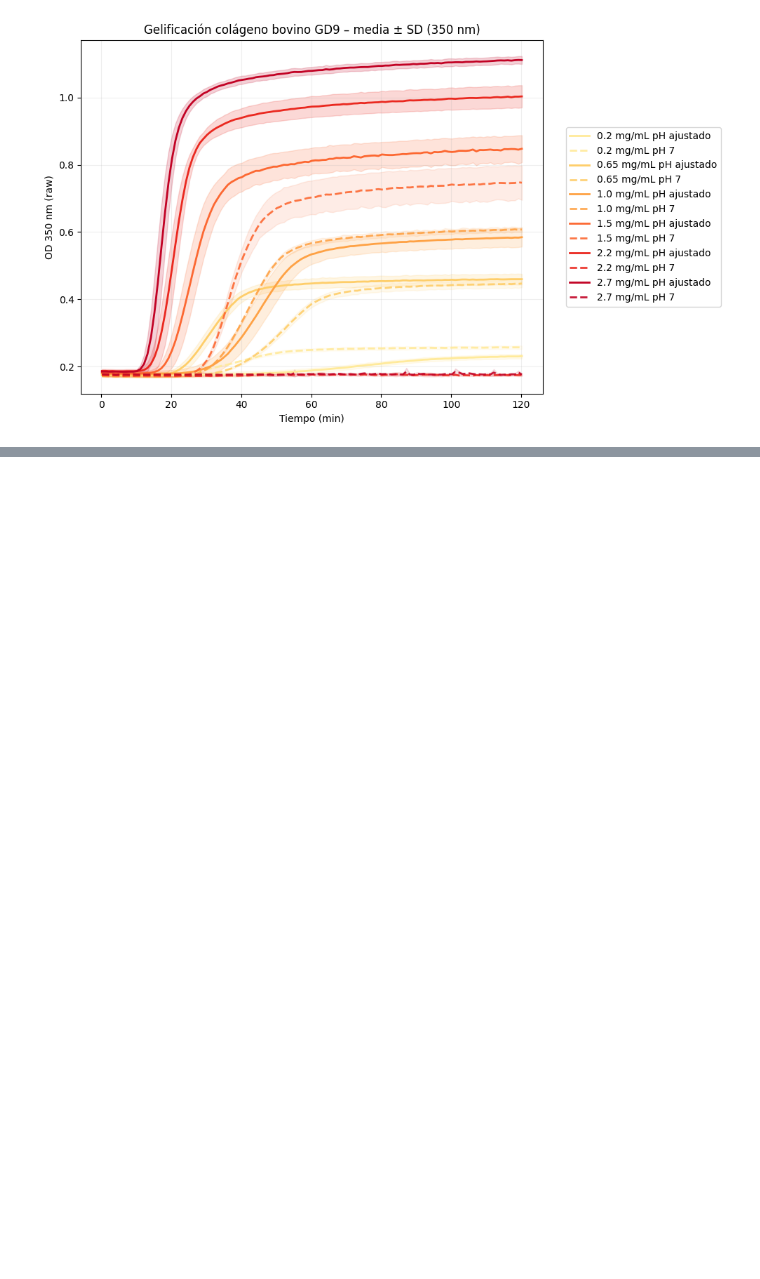
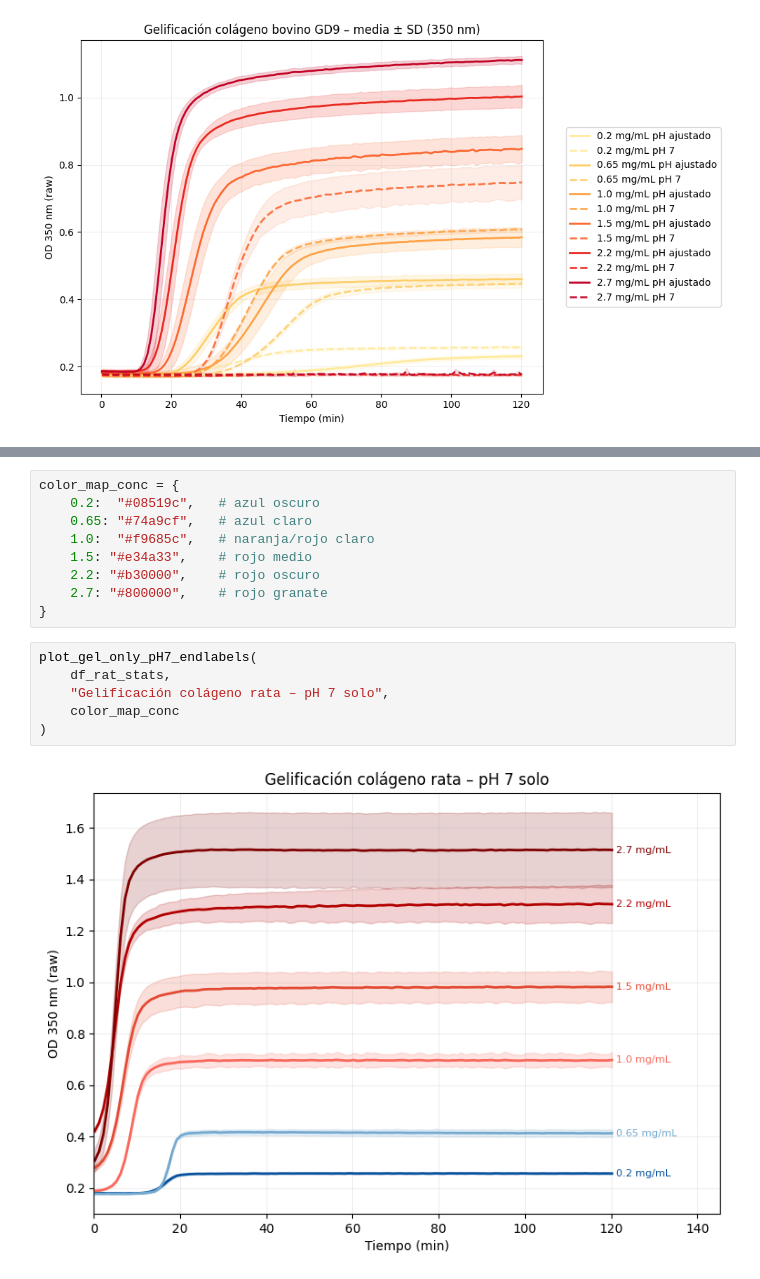
Before and after one commit to Bertaalcolea/Collagen_studies, a Jupyter notebook: Concentraciones_Rat.ipynb, the cells around one changed output, grey strips where cells are left out. Cells and saved outputs as stored; diff of their text form; blank space fills up the shorter version.

```diff
--- a/Concentraciones_Rat.ipynb
+++ b/Concentraciones_Rat.ipynb
@@ -249,0 +486,17 @@ plot_gel(df_bov_stats, "Gelificación colágeno bovino GD9 – media ± SD (350
+# %%
+color_map_conc = {
+    0.2:  "#08519c",   # azul oscuro
+    0.65: "#74a9cf",   # azul claro
+    1.0:  "#f9685c",   # naranja/rojo claro
+    1.5: "#e34a33",    # rojo medio
+    2.2: "#b30000",    # rojo oscuro
+    2.7: "#800000",    # rojo granate
+}
+# %%
+plot_gel_only_pH7_endlabels(
+    df_rat_stats,
+    "Gelificación colágeno rata – pH 7 solo",
+    color_map_conc
+)
+# %% [output]
+[figure, added]
```
Also changed, not shown: parts of 19 cells of this notebook.
